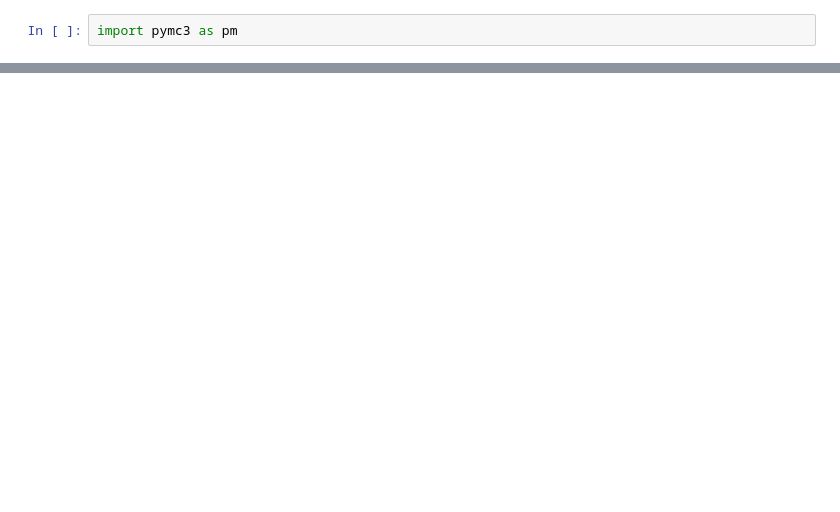
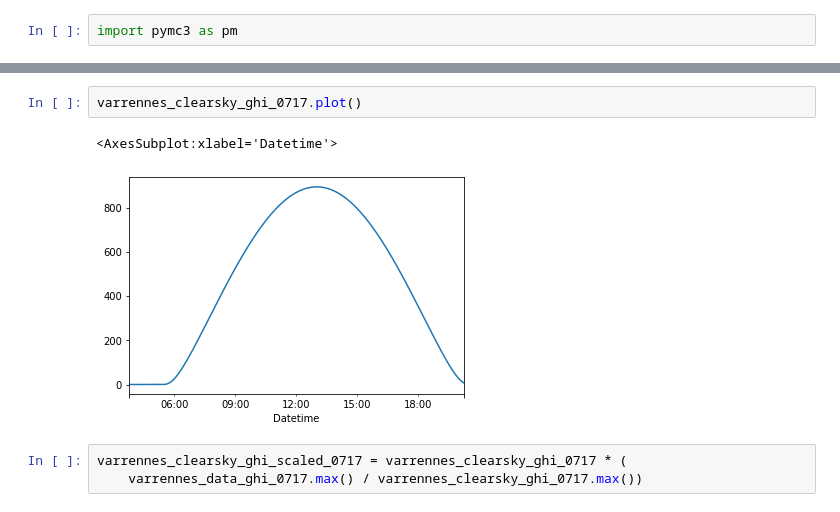
Before and after one commit to tadatoshi/agrivoltaics_supply_side_management, a Jupyter notebook: notebooks/exploratory_data_analysis/solar_resource_time_series.ipynb, the cells around one changed output, grey strips where cells are left out. Drawn from its saved outputs; the diff is of its cells as text; blank space fills up the shorter version.

```diff
--- a/notebooks/exploratory_data_analysis/solar_resource_time_series.ipynb
+++ b/notebooks/exploratory_data_analysis/solar_resource_time_series.ipynb
@@ -271,0 +460,8 @@ import pymc3 as pm
+# %%
+varrennes_clearsky_ghi_0717.plot()
+# %% [output]
+<AxesSubplot:xlabel='Datetime'>
+[figure, added]
+# %%
+varrennes_clearsky_ghi_scaled_0717 = varrennes_clearsky_ghi_0717 * (
+    varrennes_data_ghi_0717.max() / varrennes_clearsky_ghi_0717.max())
```
Also changed, not shown: parts of 140 cells of this notebook, 5 other files.
